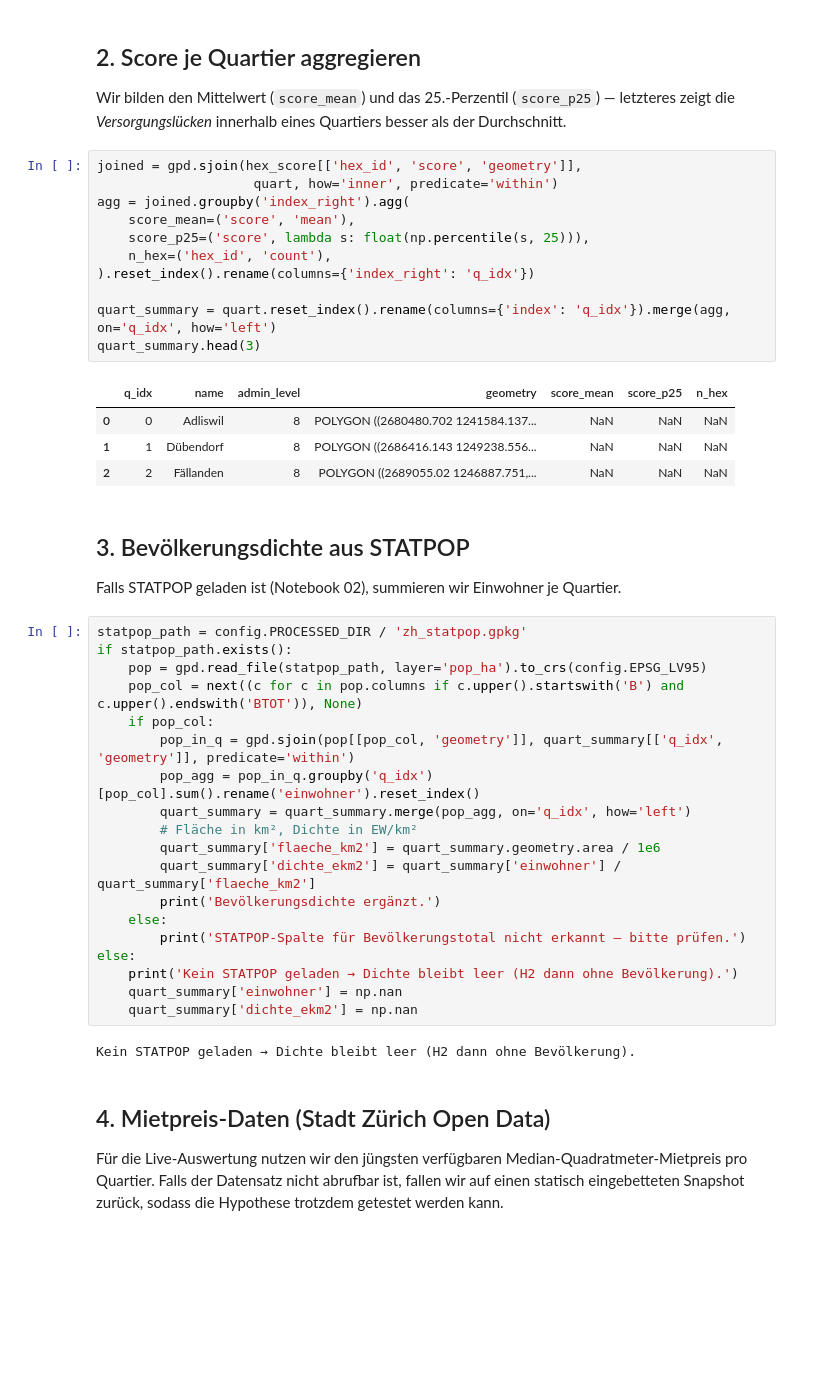
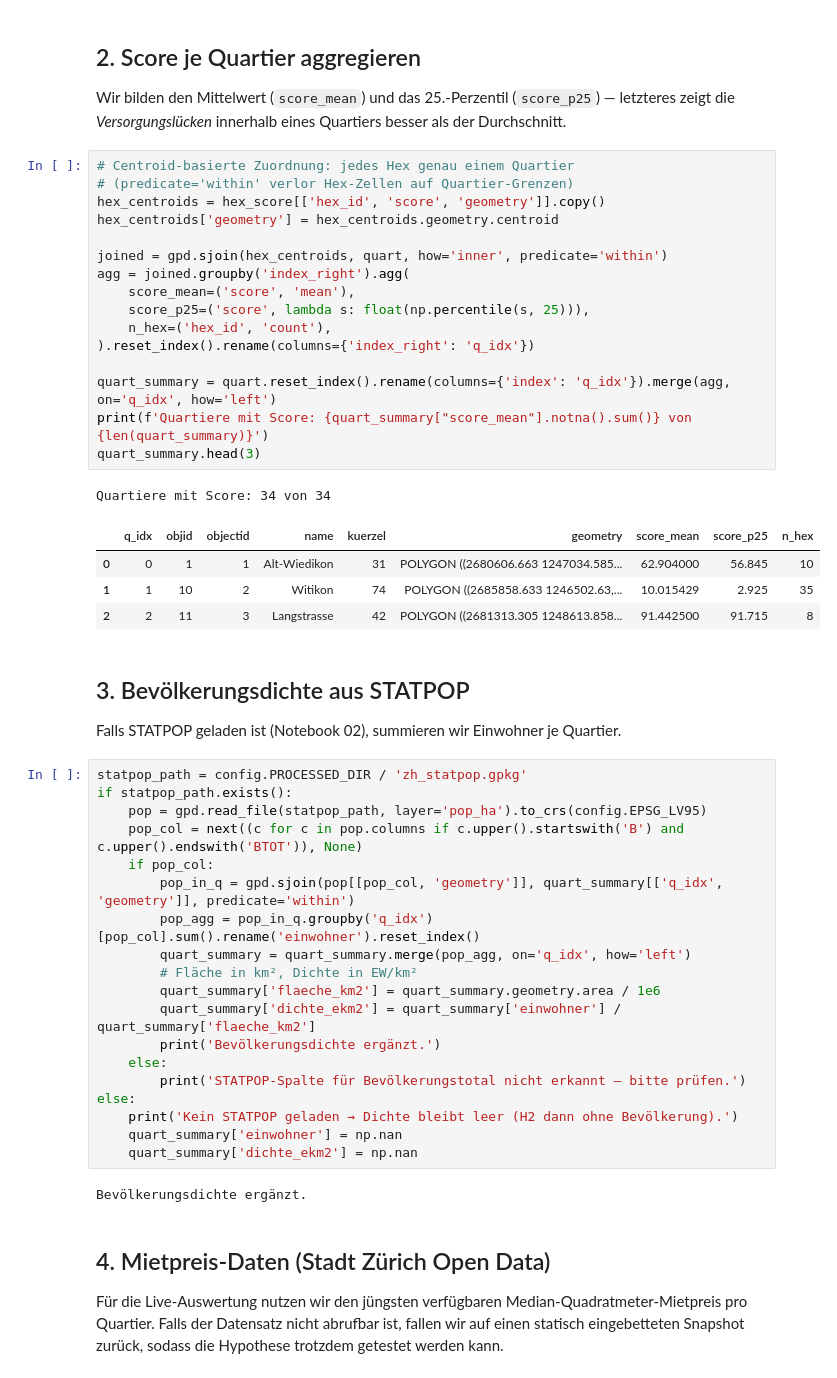
Before and after one commit to sanirmem/zh15min, a Jupyter notebook: notebooks/06_gap_analysis.ipynb, the cells around one changed output. Saved outputs shown, nothing was run; the diff lists cells and outputs as text; blank space fills up the shorter version.

```diff
--- a/notebooks/06_gap_analysis.ipynb
+++ b/notebooks/06_gap_analysis.ipynb
@@ -39,21 +39,27 @@ print(f'{len(hex_score):,} Hex-Zellen, {len(quart)} Quartiere')
 
 Wir bilden den Mittelwert (`score_mean`) und das 25.-Perzentil (`score_p25`) — letzteres zeigt die *Versorgungslücken* innerhalb eines Quartiers besser als der Durchschnitt.
 # %%
-joined = gpd.sjoin(hex_score[['hex_id', 'score', 'geometry']],
-                    quart, how='inner', predicate='within')
+# Centroid-basierte Zuordnung: jedes Hex genau einem Quartier
+# (predicate='within' verlor Hex-Zellen auf Quartier-Grenzen)
+hex_centroids = hex_score[['hex_id', 'score', 'geometry']].copy()
+hex_centroids['geometry'] = hex_centroids.geometry.centroid
+
+joined = gpd.sjoin(hex_centroids, quart, how='inner', predicate='within')
 agg = joined.groupby('index_right').agg(
     score_mean=('score', 'mean'),
     score_p25=('score', lambda s: float(np.percentile(s, 25))),
     n_hex=('hex_id', 'count'),
 ).reset_index().rename(columns={'index_right': 'q_idx'})
 
 quart_summary = quart.reset_index().rename(columns={'index': 'q_idx'}).merge(agg, on='q_idx', how='left')
+print(f'Quartiere mit Score: {quart_summary["score_mean"].notna().sum()} von {len(quart_summary)}')
 quart_summary.head(3)
 # %% [output]
+Quartiere mit Score: 34 von 34
-|  | q_idx | name | admin_level | geometry | score_mean | score_p25 | n_hex |
-| 0 | 0 | Adliswil | 8 | POLYGON ((2680480.702 1241584.137... | NaN | NaN | NaN |
-| 1 | 1 | Dübendorf | 8 | POLYGON ((2686416.143 1249238.556... | NaN | NaN | NaN |
-| 2 | 2 | Fällanden | 8 | POLYGON ((2689055.02 1246887.751,... | NaN | NaN | NaN |
+|  | q_idx | objid | objectid | name | kuerzel | geometry | score_mean | score_p25 | n_hex |
+| 0 | 0 | 1 | 1 | Alt-Wiedikon | 31 | POLYGON ((2680606.663 1247034.585... | 62.904000 | 56.845 | 10 |
+| 1 | 1 | 10 | 2 | Witikon | 74 | POLYGON ((2685858.633 1246502.63,... | 10.015429 | 2.925 | 35 |
+| 2 | 2 | 11 | 3 | Langstrasse | 42 | POLYGON ((2681313.305 1248613.858... | 91.442500 | 91.715 | 8 |
 # %% [markdown]
 ## 3. Bevölkerungsdichte aus STATPOP
 
@@ -78,7 +84,7 @@ else:
     quart_summary['einwohner'] = np.nan
     quart_summary['dichte_ekm2'] = np.nan
 # %% [output]
-Kein STATPOP geladen → Dichte bleibt leer (H2 dann ohne Bevölkerung).
+Bevölkerungsdichte ergänzt.
 # %% [markdown]
 ## 4. Mietpreis-Daten (Stadt Zürich Open Data)
 
```
Also changed, not shown: parts of 15 cells of this notebook, 8 other files.
